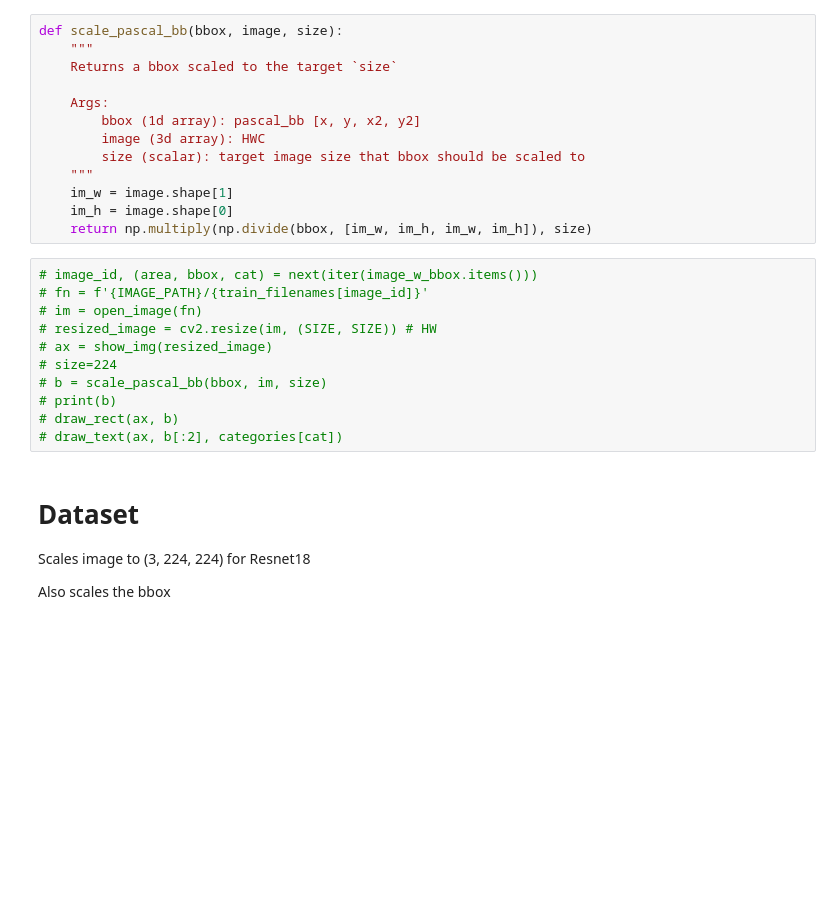
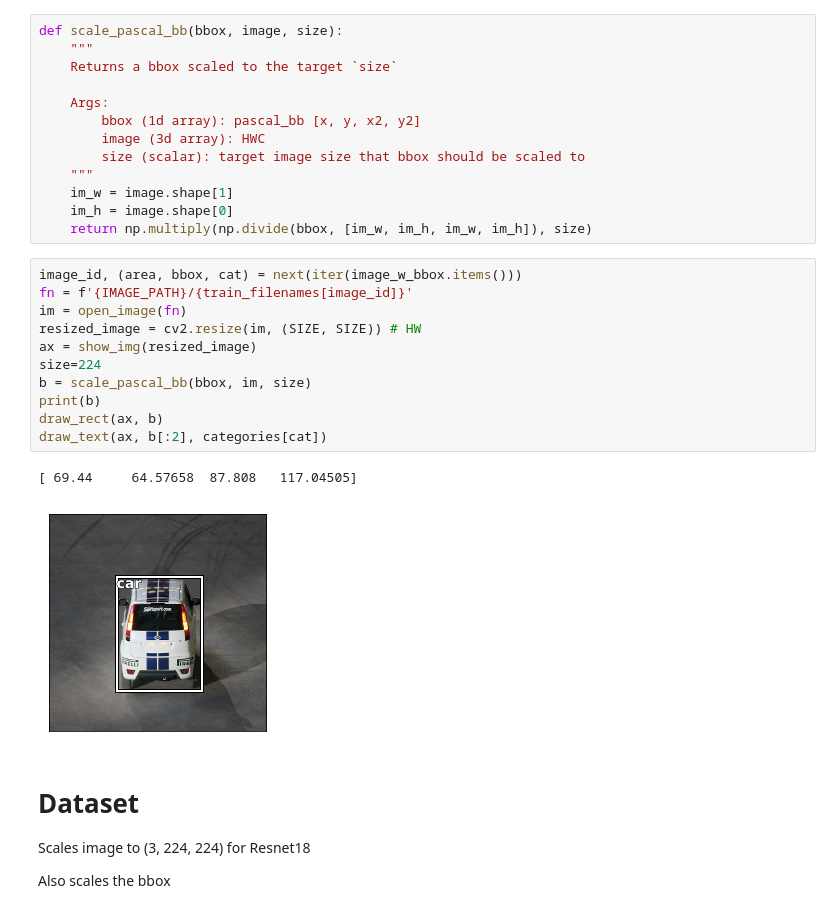
Before and after one commit to aaronlelevier/pytorch-practice, a Jupyter notebook: notebooks/pascal-explr-based-upon-fast-ai-course-bbox.ipynb, the cells around one changed output. Cells and saved outputs as stored; diff of their text form; blank space fills up the shorter version.

```diff
--- a/notebooks/pascal-explr-based-upon-fast-ai-course-bbox.ipynb
+++ b/notebooks/pascal-explr-based-upon-fast-ai-course-bbox.ipynb
@@ -196,16 +266,19 @@ def scale_pascal_bb(bbox, image, size):
     im_h = image.shape[0]
     return np.multiply(np.divide(bbox, [im_w, im_h, im_w, im_h]), size)
 # %%
-# image_id, (area, bbox, cat) = next(iter(image_w_bbox.items()))
-# fn = f'{IMAGE_PATH}/{train_filenames[image_id]}'
-# im = open_image(fn)
-# resized_image = cv2.resize(im, (SIZE, SIZE)) # HW
-# ax = show_img(resized_image)
-# size=224
-# b = scale_pascal_bb(bbox, im, size)
-# print(b)
-# draw_rect(ax, b)
-# draw_text(ax, b[:2], categories[cat])
+image_id, (area, bbox, cat) = next(iter(image_w_bbox.items()))
+fn = f'{IMAGE_PATH}/{train_filenames[image_id]}'
+im = open_image(fn)
+resized_image = cv2.resize(im, (SIZE, SIZE)) # HW
+ax = show_img(resized_image)
+size=224
+b = scale_pascal_bb(bbox, im, size)
+print(b)
+draw_rect(ax, b)
+draw_text(ax, b[:2], categories[cat])
+# %% [output]
+[ 69.44     64.57658  87.808   117.04505]
+[figure, added]
 # %% [markdown]
 # Dataset
 
```
Also changed, not shown: parts of 136 cells of this notebook.
